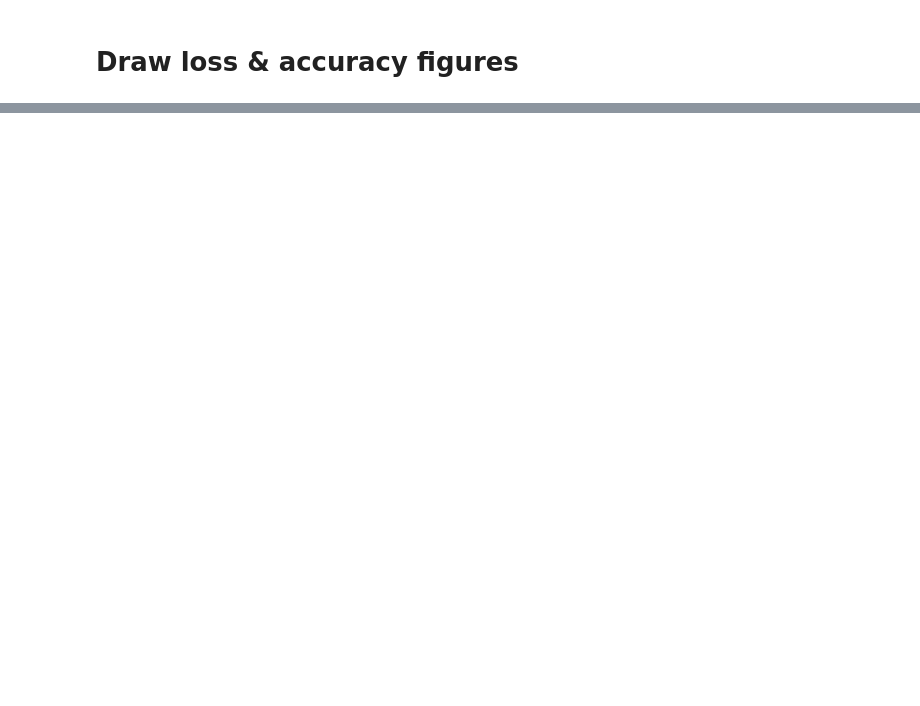
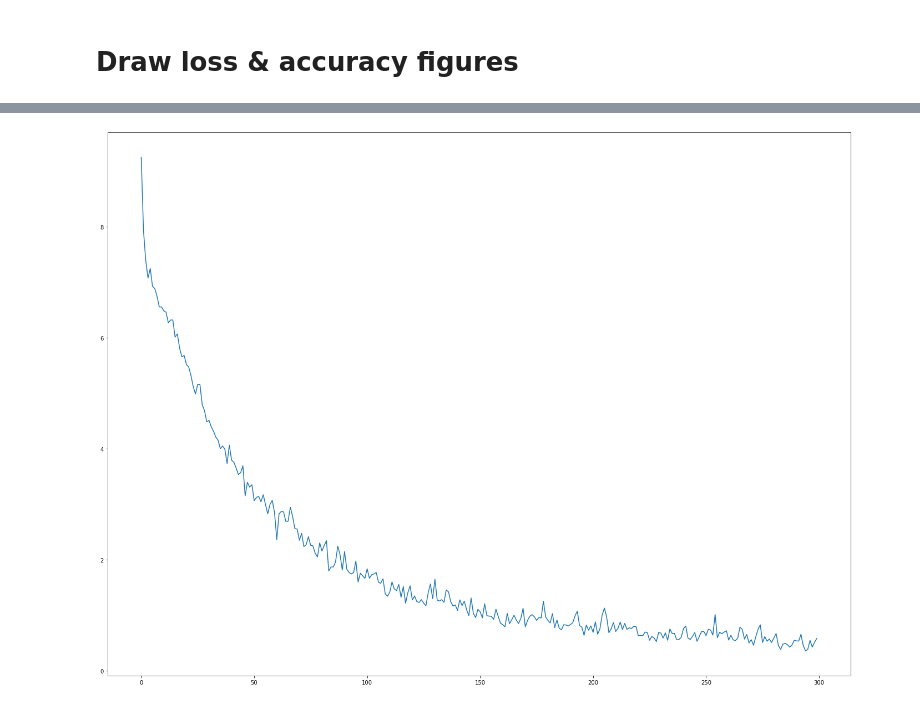
Before and after one commit to tl32rodan/Deep_Learning_Lab_2-EEGNet, a Jupyter notebook: Lab2.ipynb, the cells around one changed output, grey strips where cells are left out. Drawn from its saved outputs; the diff is of its cells as text; code cells hidden in the pictures; blank space fills up the shorter version.

```diff
--- a/Lab2.ipynb
+++ b/Lab2.ipynb
@@ -89,0 +62,5 @@ drow_figure(acc_test_list)
+# %%
+plt.figure(figsize=[24,18])
+draw_figure(plt,[loss_list])
+# %% [output]
+[figure, added]
```
Also changed, not shown: parts of 9 cells of this notebook, 1 other file.
